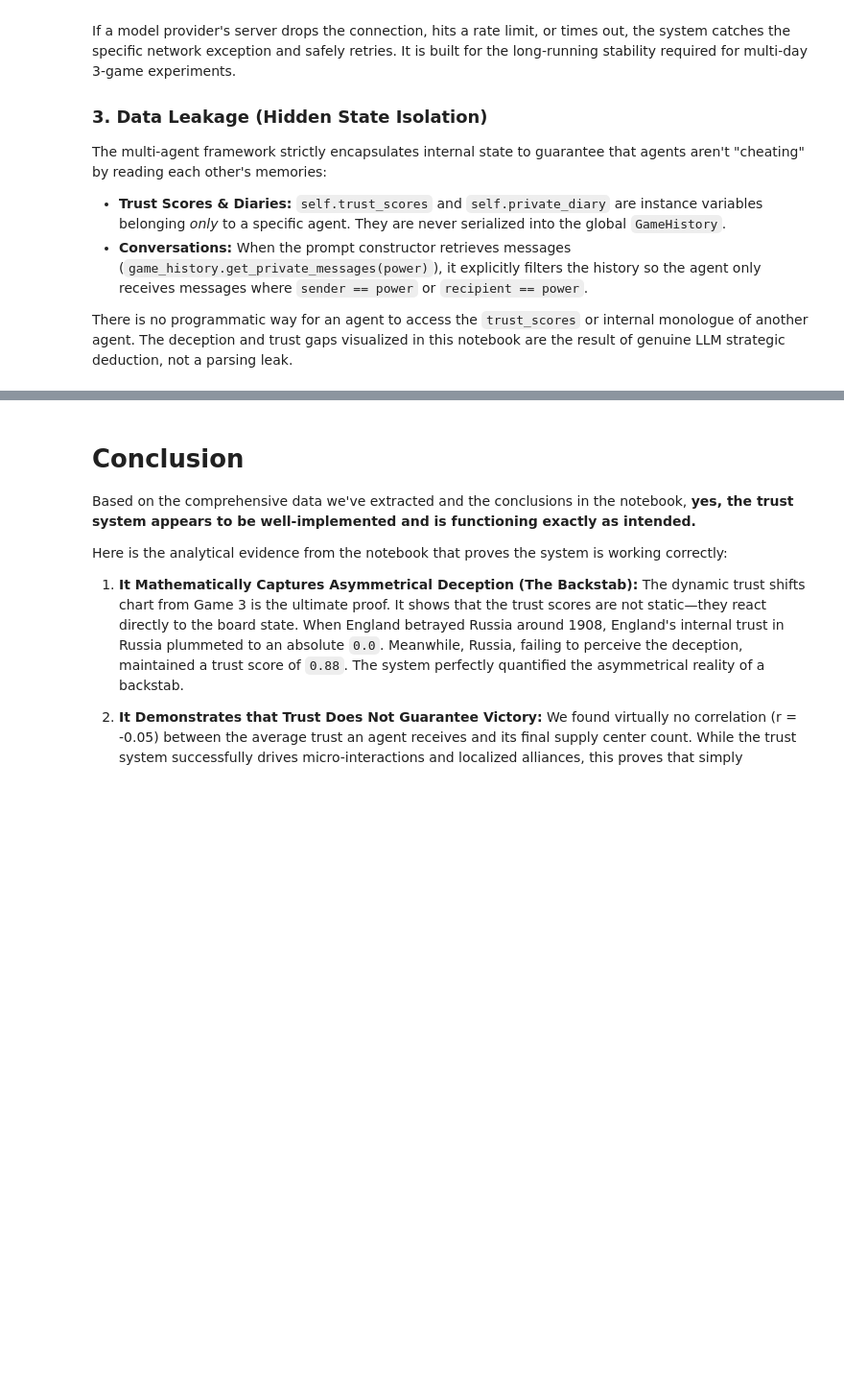
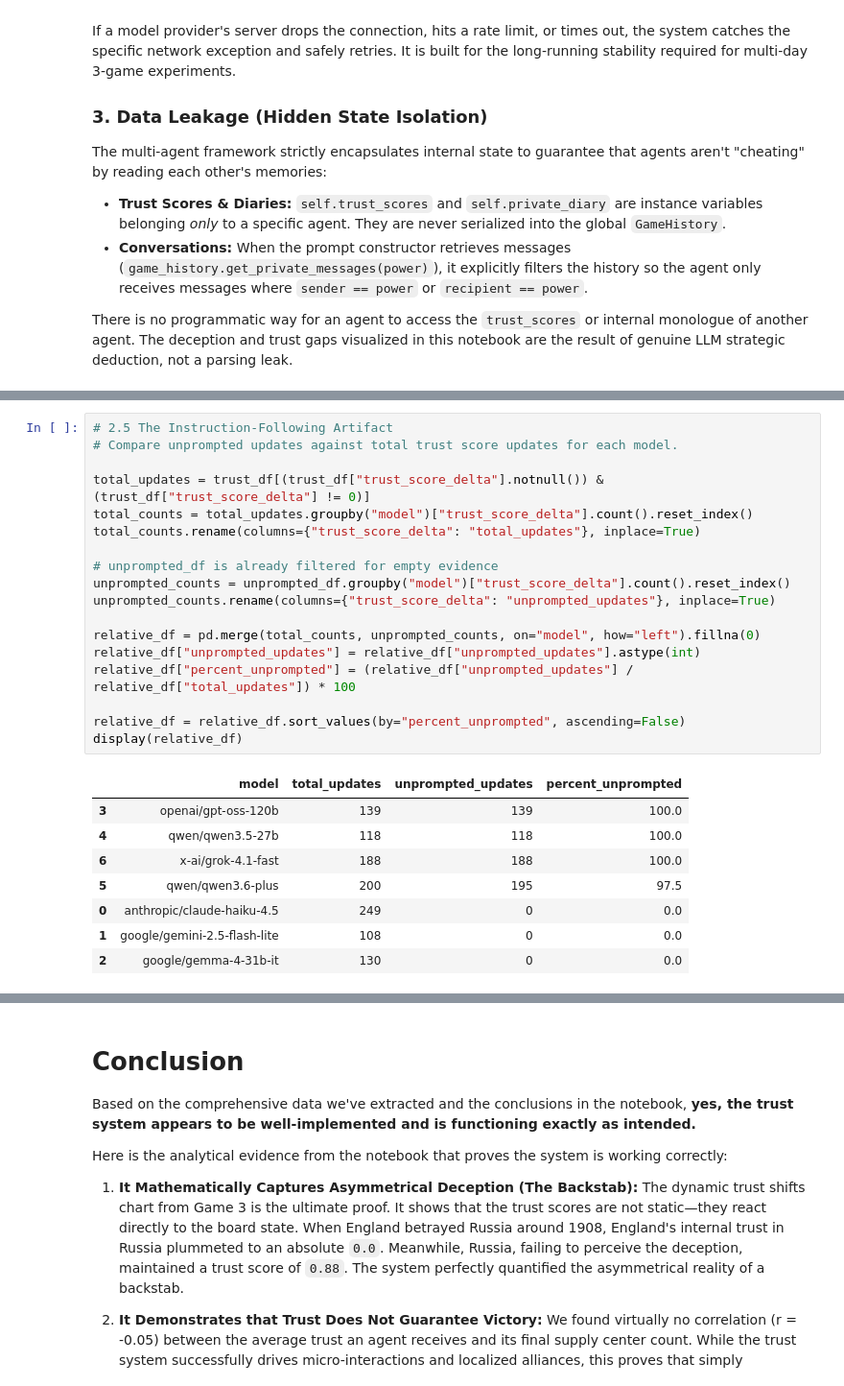
Before and after one commit to Froehlich99/AI_Diplomacy, a Jupyter notebook: result_analysis/trust_analysis.ipynb, the cells around one changed output, grey strips where cells are left out. Shown at 96% size. Drawn from its saved outputs; the diff is of its cells as text; blank space fills up the shorter version.

```diff
--- a/result_analysis/trust_analysis.ipynb
+++ b/result_analysis/trust_analysis.ipynb
@@ -326,0 +421,27 @@ There is no programmatic way for an agent to access the `trust_scores` or intern
+# %%
+# 2.5 The Instruction-Following Artifact
+# Compare unprompted updates against total trust score updates for each model.
+
+total_updates = trust_df[(trust_df["trust_score_delta"].notnull()) & (trust_df["trust_score_delta"] != 0)]
+total_counts = total_updates.groupby("model")["trust_score_delta"].count().reset_index()
+total_counts.rename(columns={"trust_score_delta": "total_updates"}, inplace=True)
+
+# unprompted_df is already filtered for empty evidence
+unprompted_counts = unprompted_df.groupby("model")["trust_score_delta"].count().reset_index()
+unprompted_counts.rename(columns={"trust_score_delta": "unprompted_updates"}, inplace=True)
+
+relative_df = pd.merge(total_counts, unprompted_counts, on="model", how="left").fillna(0)
+relative_df["unprompted_updates"] = relative_df["unprompted_updates"].astype(int)
+relative_df["percent_unprompted"] = (relative_df["unprompted_updates"] / relative_df["total_updates"]) * 100
+
+relative_df = relative_df.sort_values(by="percent_unprompted", ascending=False)
+display(relative_df)
+# %% [output]
+|  | model | total_updates | unprompted_updates | percent_unprompted |
+| 3 | openai/gpt-oss-120b | 139 | 139 | 100.0 |
+| 4 | qwen/qwen3.5-27b | 118 | 118 | 100.0 |
+| 6 | x-ai/grok-4.1-fast | 188 | 188 | 100.0 |
+| 5 | qwen/qwen3.6-plus | 200 | 195 | 97.5 |
+| 0 | anthropic/claude-haiku-4.5 | 249 | 0 | 0.0 |
+| 1 | google/gemini-2.5-flash-lite | 108 | 0 | 0.0 |
+| 2 | google/gemma-4-31b-it | 130 | 0 | 0.0 |
```
Also changed, not shown: parts of 6 cells of this notebook, 1 other file.
